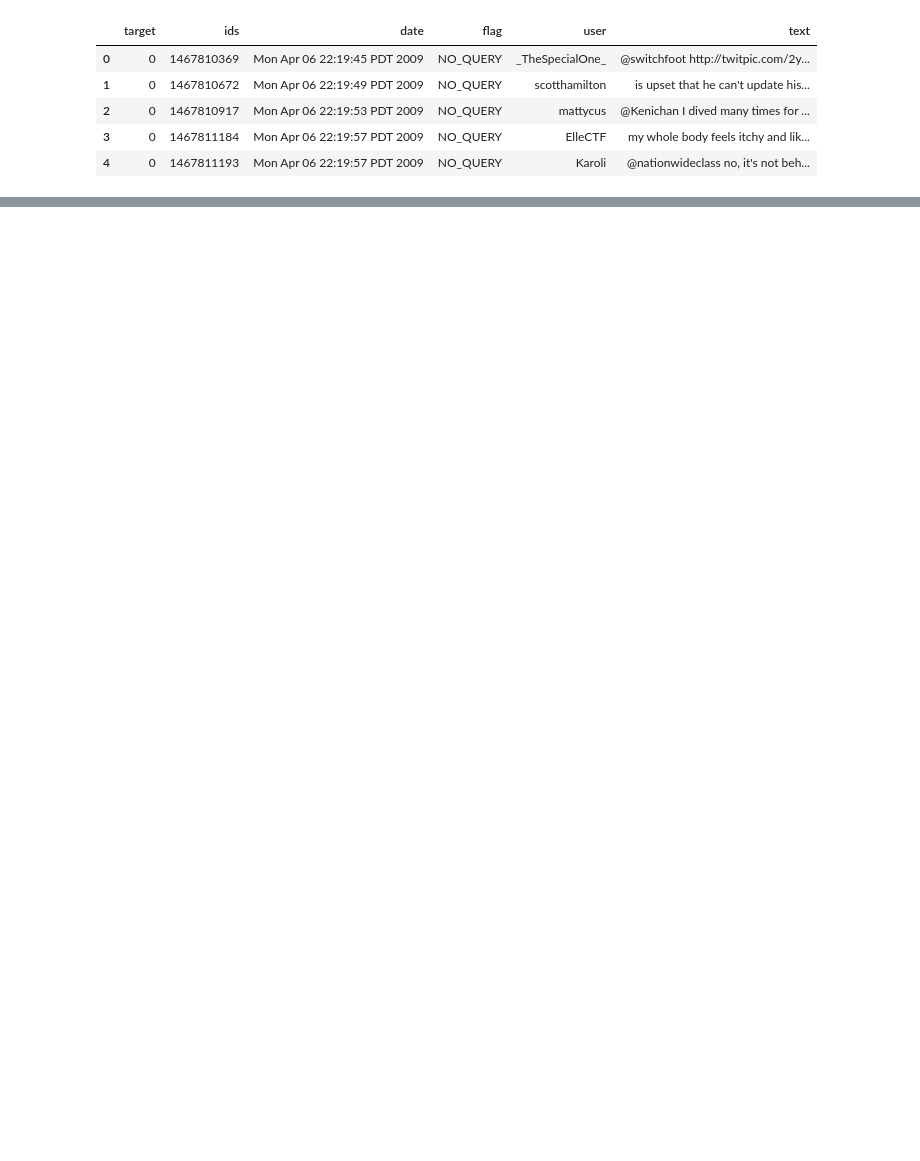
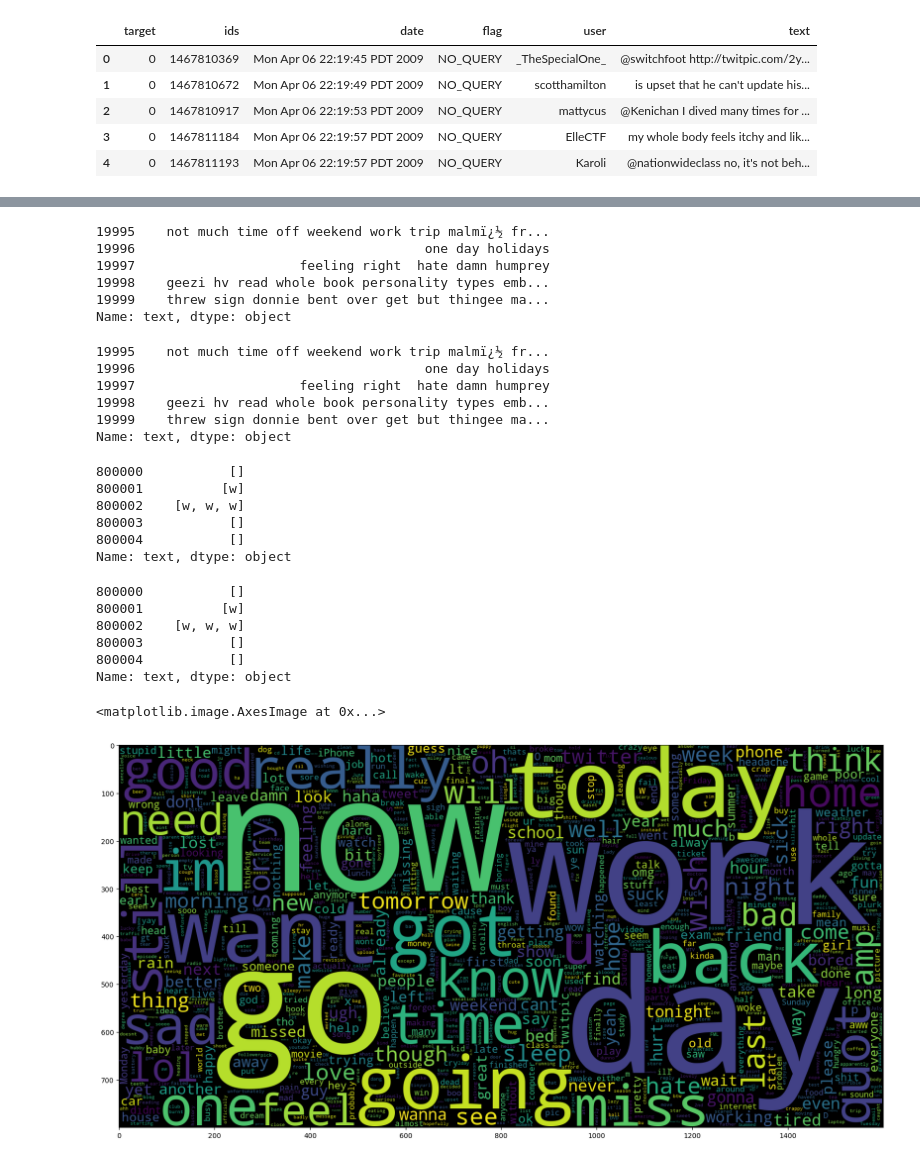
Before and after one commit to vjk-2k5/sentiment_analysis_for_business, a Jupyter notebook: twitter_sentiment_analysis/sentiment_analysis.ipynb, the cells around one changed output, grey strips where cells are left out. Saved outputs shown, nothing was run; the diff lists cells and outputs as text; code cells hidden in the pictures; blank space fills up the shorter version.

Commit message:
dataset cleaning

```diff
--- a/twitter_sentiment_analysis/sentiment_analysis.ipynb
+++ b/twitter_sentiment_analysis/sentiment_analysis.ipynb
@@ -37,0 +113,2 @@ df.head()
+# %%
+data['target'] = data['target'].replace(4,1)
@@ -37,0 +200,51 @@ df.head()
+# %%
+def cleaning_URLs(data):
+    return re.sub('((www.[^s]+)|(https?://[^s]+))',' ',data)
+dataset['text'] = dataset['text'].apply(lambda x: cleaning_URLs(x))
+dataset['text'].tail()
+# %% [output]
+19995    not much time off weekend work trip malmï¿½ fr...
+19996                                     one day holidays
+19997                     feeling right  hate damn humprey
+19998    geezi hv read whole book personality types emb...
+19999    threw sign donnie bent over get but thingee ma...
+Name: text, dtype: object
+# %%
+def cleaning_numbers(data):
+    return re.sub('[0-9]+', '', data)
+dataset['text'] = dataset['text'].apply(lambda x: cleaning_numbers(x))
+dataset['text'].tail()
+# %% [output]
+19995    not much time off weekend work trip malmï¿½ fr...
+19996                                     one day holidays
+19997                     feeling right  hate damn humprey
+19998    geezi hv read whole book personality types emb...
+19999    threw sign donnie bent over get but thingee ma...
+Name: text, dtype: object
+# %%
+from nltk.tokenize import RegexpTokenizer
+tokenizer = RegexpTokenizer(r'w+')
+dataset['text'] = dataset['text'].apply(tokenizer.tokenize)
+dataset['text'].head()
+# %% [output]
+800000           []
+800001          [w]
+800002    [w, w, w]
+800003           []
+800004           []
+Name: text, dtype: object
+# %%
+import nltk
+st = nltk.PorterStemmer()
+def stemming_on_text(data):
+    text = [st.stem(word) for word in data]
+    return data
+dataset['text']= dataset['text'].apply(lambda x: stemming_on_text(x))
+dataset['text'].head()
+# %% [output]
+800000           []
+800001          [w]
+800002    [w, w, w]
+800003           []
+800004           []
+Name: text, dtype: object
@@ -37,0 +254,9 @@ df.head()
+# %%
+data_neg = data['text'][:800000]
+plt.figure(figsize = (20,20))
+wc = WordCloud(max_words = 1000 , width = 1600 , height = 800,
+               collocations=False).generate(" ".join(data_neg))
+plt.imshow(wc)
+# %% [output]
+<matplotlib.image.AxesImage at 0x...>
+[figure, added]
```
Also changed, not shown: parts of 25 cells of this notebook.
